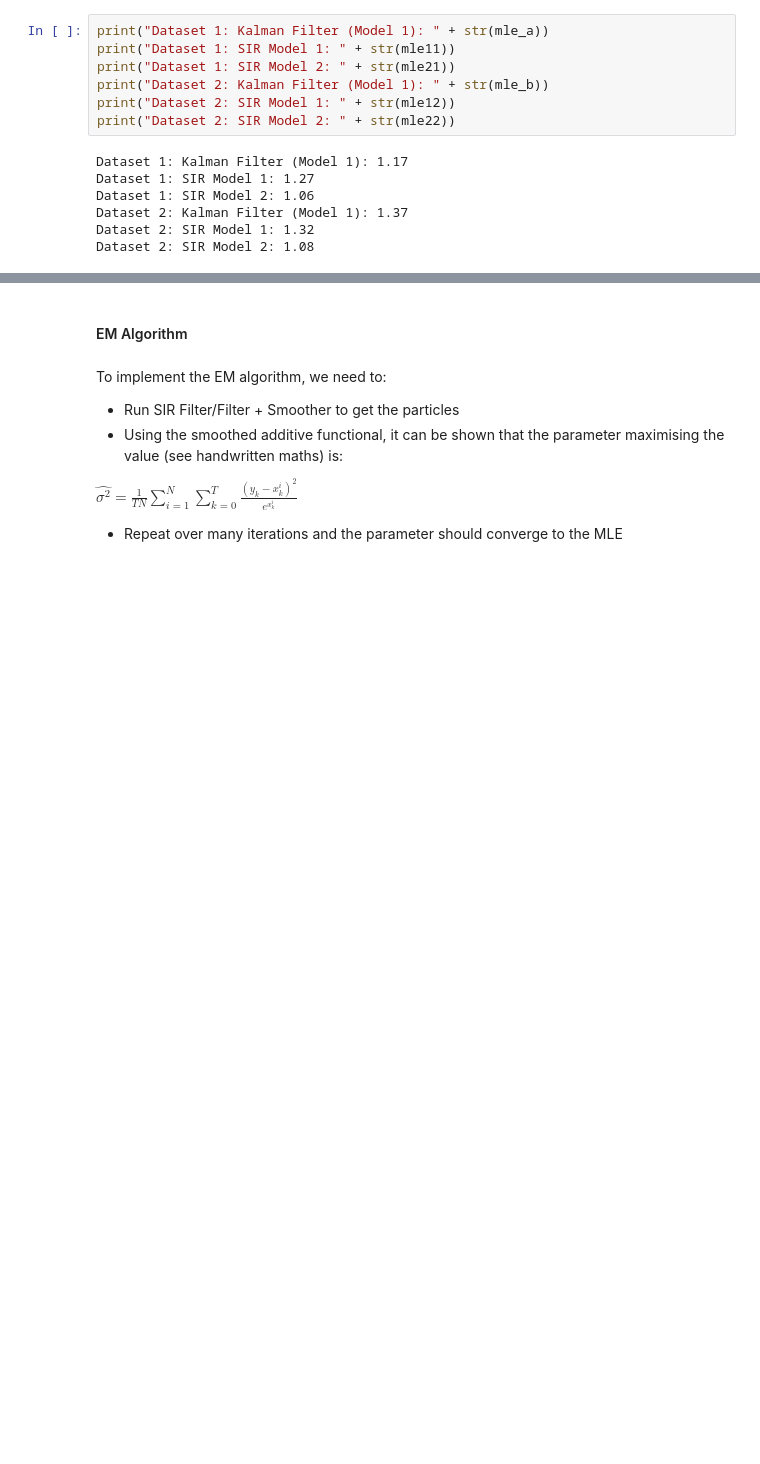
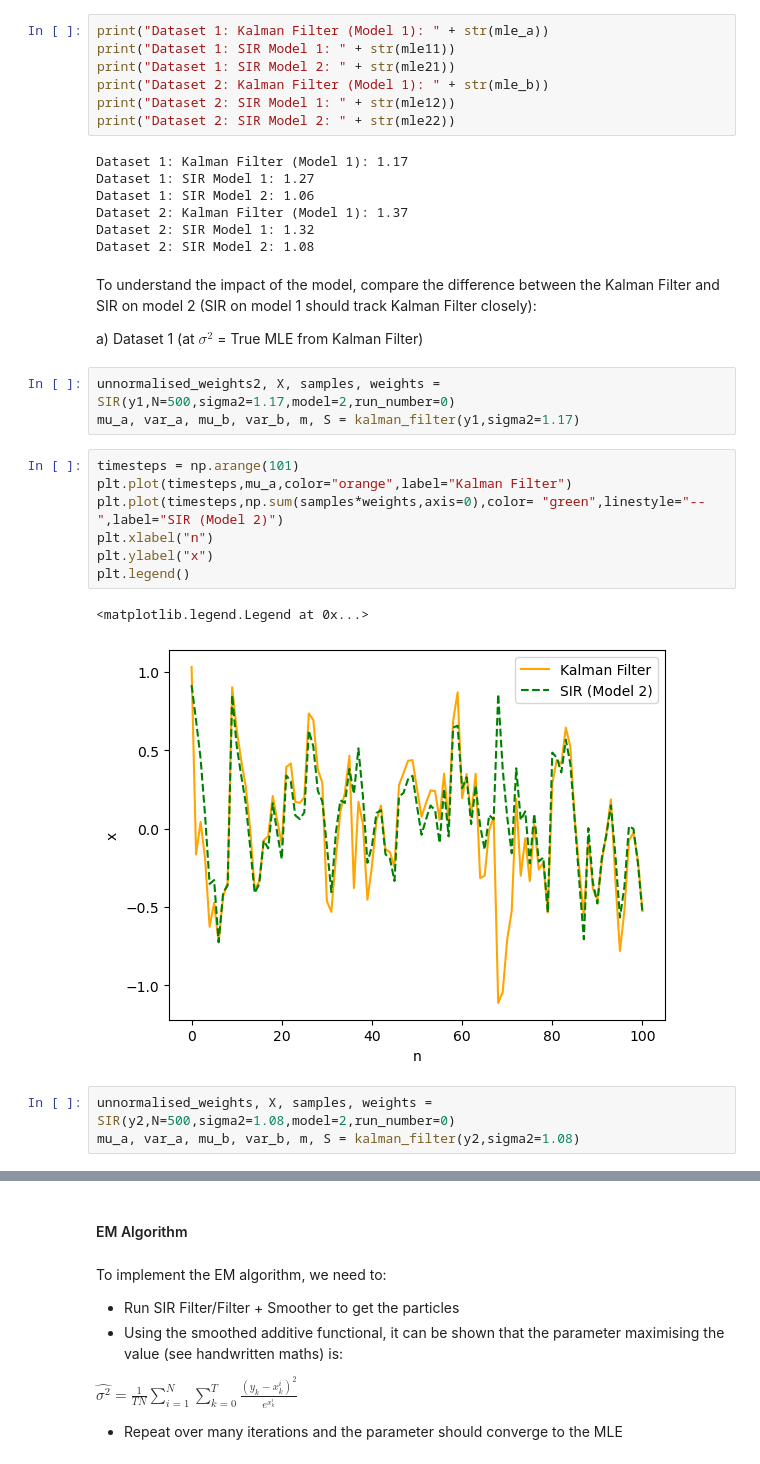
Before and after one commit to Gautam-Chauhan/Advanced-Simulation-Coursework, a Jupyter notebook: Q2.ipynb, the cells around one changed output, grey strips where cells are left out. Saved outputs shown, nothing was run; the diff lists cells and outputs as text; blank space fills up the shorter version.

```diff
--- a/Q2.ipynb
+++ b/Q2.ipynb
@@ -352,3 +377,23 @@ Dataset 1: SIR Model 2: 1.06
 Dataset 2: Kalman Filter (Model 1): 1.37
 Dataset 2: SIR Model 1: 1.32
 Dataset 2: SIR Model 2: 1.08
+# %% [markdown]
+To understand the impact of the model, compare the difference between the Kalman Filter and SIR on model 2 (SIR on model 1 should track Kalman Filter closely):
+
+a) Dataset 1 (at $\sigma^2$ = True MLE from Kalman Filter)
+# %%
+unnormalised_weights2, X, samples, weights = SIR(y1,N=500,sigma2=1.17,model=2,run_number=0)
+mu_a, var_a, mu_b, var_b, m, S = kalman_filter(y1,sigma2=1.17)
+# %%
+timesteps = np.arange(101)
+plt.plot(timesteps,mu_a,color="orange",label="Kalman Filter")
+plt.plot(timesteps,np.sum(samples*weights,axis=0),color= "green",linestyle="--",label="SIR (Model 2)")
+plt.xlabel("n")
+plt.ylabel("x")
+plt.legend()
+# %% [output]
+<matplotlib.legend.Legend at 0x...>
+[figure, added]
+# %%
+unnormalised_weights, X, samples, weights = SIR(y2,N=500,sigma2=1.08,model=2,run_number=0)
+mu_a, var_a, mu_b, var_b, m, S = kalman_filter(y2,sigma2=1.08)
```
Also changed, not shown: parts of 6 cells of this notebook.
